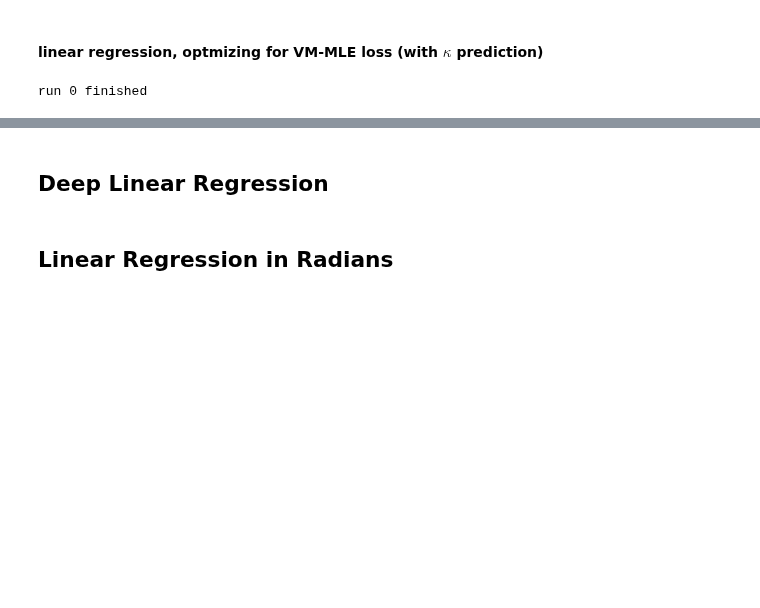
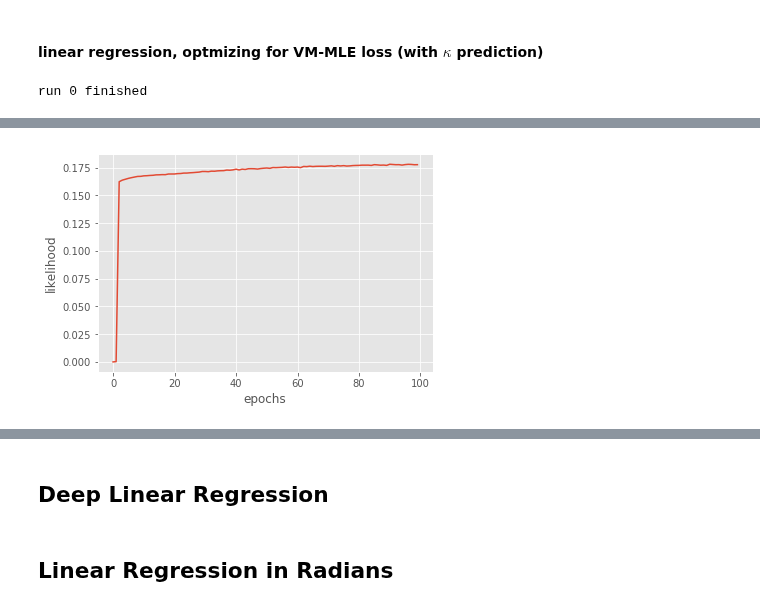
Before and after one commit to sergeyprokudin/BiternionNet, a Jupyter notebook: Experiments - TownCentre.ipynb, the cells around one changed output, grey strips where cells are left out. Drawn from its saved outputs; the diff is of its cells as text; code cells hidden in the pictures; blank space fills up the shorter version.

```diff
--- a/Experiments - TownCentre.ipynb
+++ b/Experiments - TownCentre.ipynb
@@ -834,3 +910,12 @@ plt.show()
+# %%
+import matplotlib.pyplot as plt
+
+plt.plot(range(0, len(losses_plots_full01[0])), np.exp(-np.asarray(losses_plots_full01[0])))
+plt.xlabel('epochs')
+plt.ylabel('likelihood')
+plt.show()
+# %% [output]
+[figure, added]
 # %%
 Xte_aug, yte_aug = aug.augbatch_train(Xte, yte)
 yte_aug = yte_aug[:,None]
```
Also changed, not shown: parts of 32 cells of this notebook, 1 other file.
